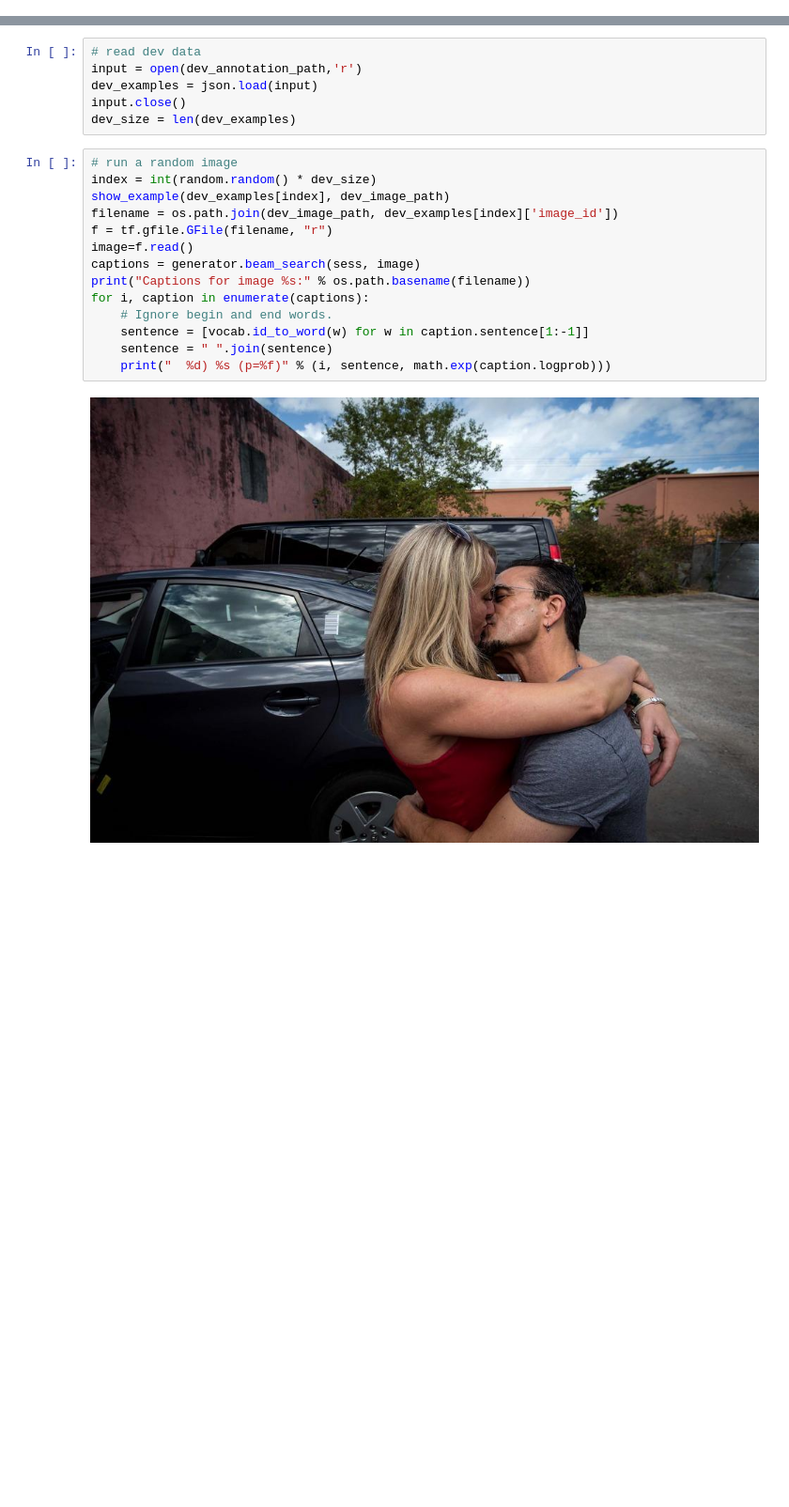
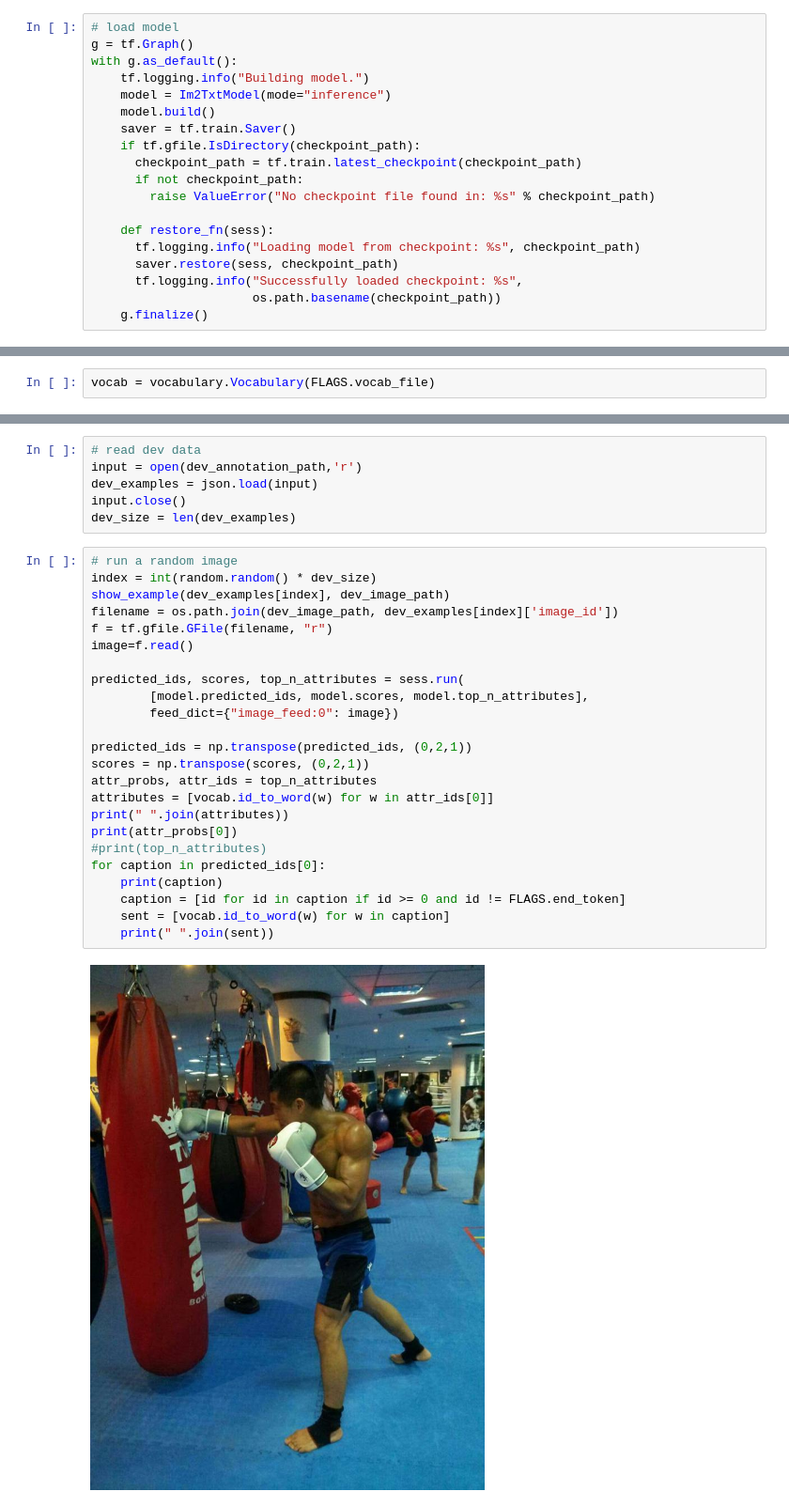
Before and after one commit to wangheda/ImageCaption-UnderFitting, a Jupyter notebook: im2txt/run_inference.ipynb, the cells around one changed output, grey strips where cells are left out. Shown at 94% size. Saved outputs shown, nothing was run; the diff lists cells and outputs as text; blank space fills up the shorter version.

Commit message:
little change: return probs and ids of top_n_attributes

```diff
--- a/im2txt/run_inference.ipynb
+++ b/im2txt/run_inference.ipynb
@@ -41,0 +38,19 @@ ValueError: Variable lstm/dense/kernel does not exist, or was not created with t
+# %%
+# load model
+g = tf.Graph()
+with g.as_default():
+    tf.logging.info("Building model.")
+    model = Im2TxtModel(mode="inference")
+    model.build()
+    saver = tf.train.Saver()
+    if tf.gfile.IsDirectory(checkpoint_path):
+      checkpoint_path = tf.train.latest_checkpoint(checkpoint_path)
+      if not checkpoint_path:
+        raise ValueError("No checkpoint file found in: %s" % checkpoint_path)
+
+    def restore_fn(sess):
+      tf.logging.info("Loading model from checkpoint: %s", checkpoint_path)
+      saver.restore(sess, checkpoint_path)
+      tf.logging.info("Successfully loaded checkpoint: %s",
+                      os.path.basename(checkpoint_path))
+    g.finalize()
@@ -41,0 +67,2 @@ ValueError: Variable lstm/dense/kernel does not exist, or was not created with t
+# %%
+vocab = vocabulary.Vocabulary(FLAGS.vocab_file)
@@ -59,16 +89,26 @@ dev_size = len(dev_examples)
 # %%
 # run a random image
 index = int(random.random() * dev_size)
 show_example(dev_examples[index], dev_image_path)
 filename = os.path.join(dev_image_path, dev_examples[index]['image_id'])
 f = tf.gfile.GFile(filename, "r")
 image=f.read()
-captions = generator.beam_search(sess, image)
-print("Captions for image %s:" % os.path.basename(filename))
-for i, caption in enumerate(captions):
-    # Ignore begin and end words.
-    sentence = [vocab.id_to_word(w) for w in caption.sentence[1:-1]]
-    sentence = " ".join(sentence)
-    print("  %d) %s (p=%f)" % (i, sentence, math.exp(caption.logprob)))
+
+predicted_ids, scores, top_n_attributes = sess.run(
+        [model.predicted_ids, model.scores, model.top_n_attributes],
+        feed_dict={"image_feed:0": image})
+
+predicted_ids = np.transpose(predicted_ids, (0,2,1))
+scores = np.transpose(scores, (0,2,1))
+attr_probs, attr_ids = top_n_attributes
+attributes = [vocab.id_to_word(w) for w in attr_ids[0]]
+print(" ".join(attributes))
+print(attr_probs[0])
+#print(top_n_attributes)
+for caption in predicted_ids[0]:
+    print(caption)
+    caption = [id for id in caption if id >= 0 and id != FLAGS.end_token]
+    sent = [vocab.id_to_word(w) for w in caption]
+    print(" ".join(sent))
 # %% [output]
-[figure, old version]
+[figure, new version]
```
Also changed, not shown: parts of 9 cells of this notebook, 5 other files.
